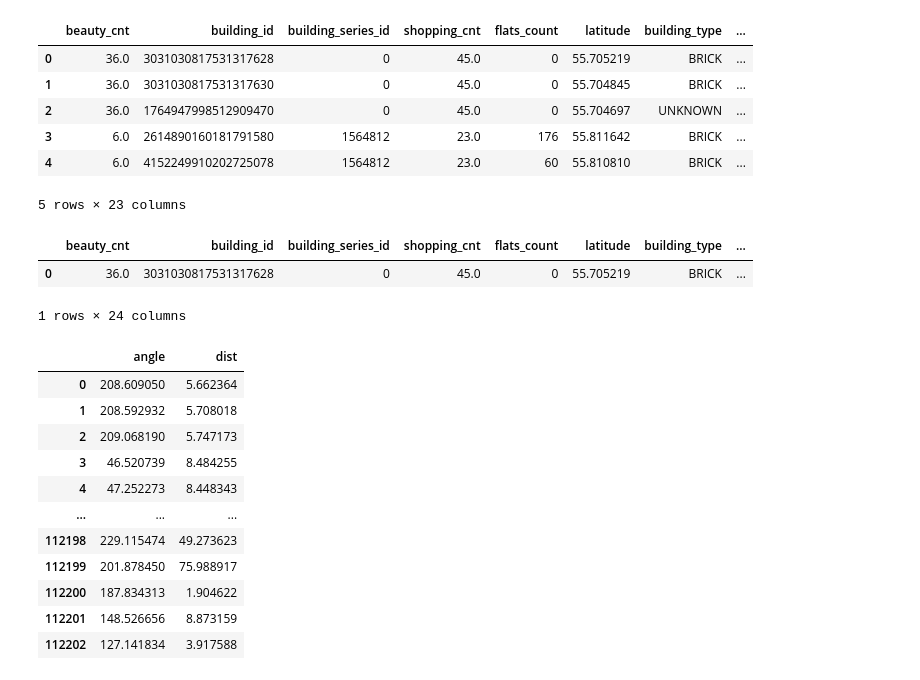
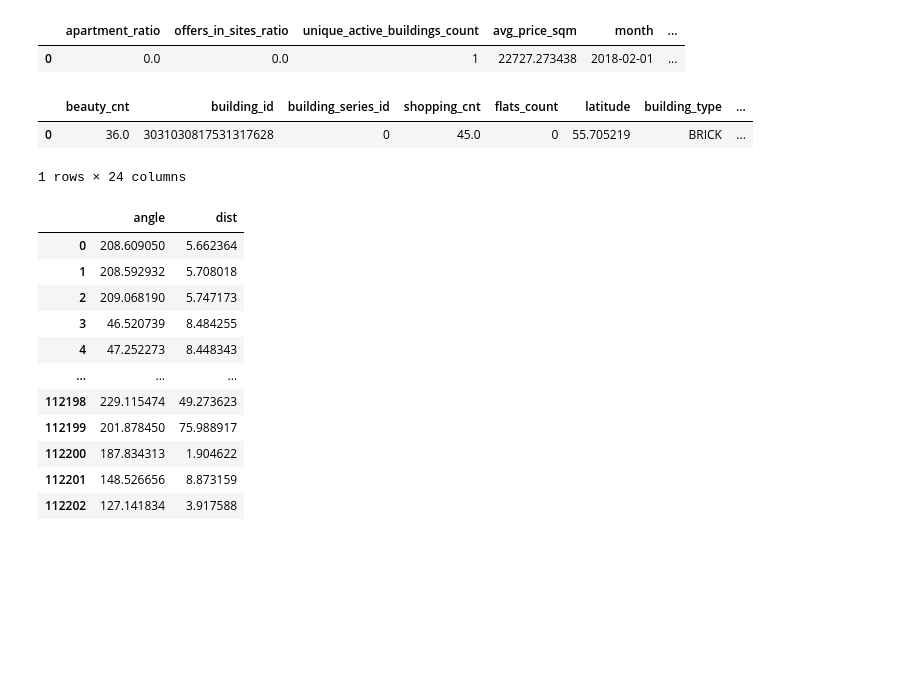
Before and after one commit to Markfryazino/hackTheRealty, a Jupyter notebook: test_and_flex.ipynb, the cells around one changed output. Saved outputs shown, nothing was run; the diff lists cells and outputs as text; code cells hidden in the pictures; blank space fills up the shorter version.

```diff
--- a/test_and_flex.ipynb
+++ b/test_and_flex.ipynb
@@ -18,13 +11,9 @@ train.head()
-# %%
-house.head()
-# %% [output]
-|  | beauty_cnt | building_id | building_series_id | shopping_cnt | flats_count | latitude | building_type | ... |
-| 0 | 36.0 | 3031030817531317628 | 0 | 45.0 | 0 | 55.705219 | BRICK | ... |
-| 1 | 36.0 | 3031030817531317630 | 0 | 45.0 | 0 | 55.704845 | BRICK | ... |
-| 2 | 36.0 | 1764947998512909470 | 0 | 45.0 | 0 | 55.704697 | UNKNOWN | ... |
-| 3 | 6.0 | 2614890160181791580 | 1564812 | 23.0 | 176 | 55.811642 | BRICK | ... |
-| 4 | 6.0 | 4152249910202725078 | 1564812 | 23.0 | 60 | 55.810810 | BRICK | ... |
-5 rows × 23 columns
+# %%
+train['month'] = pd.to_datetime(train.month)
+train.head(1)
+# %% [output]
+|  | apartment_ratio | offers_in_sites_ratio | unique_active_buildings_count | avg_price_sqm | month | ... |
+| 0 | 0.0 | 0.0 | 1 | 22727.273438 | 2018-02-01 | ... |
 # %%
 house['latlon'] = list(zip(house.latitude.values, house.longitude.values))
 # %%
```
Also changed, not shown: parts of 12 cells of this notebook, 2 other files.
